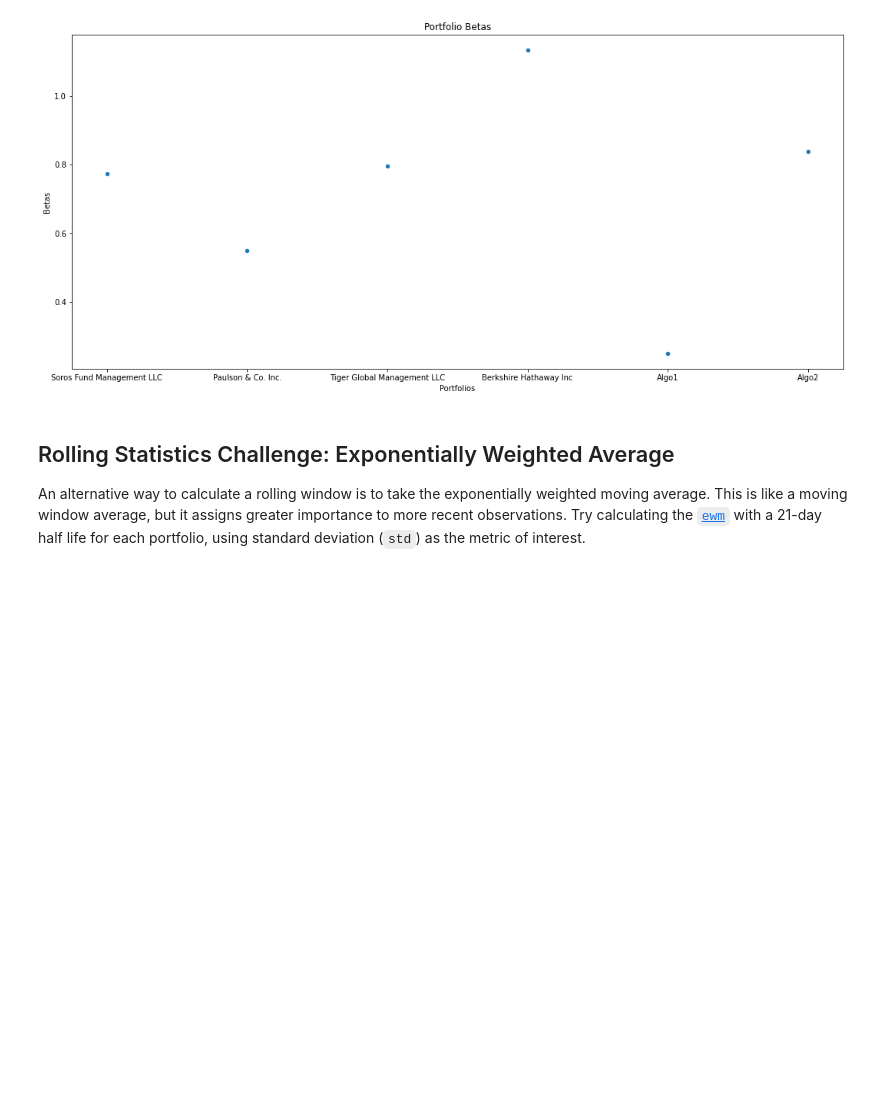
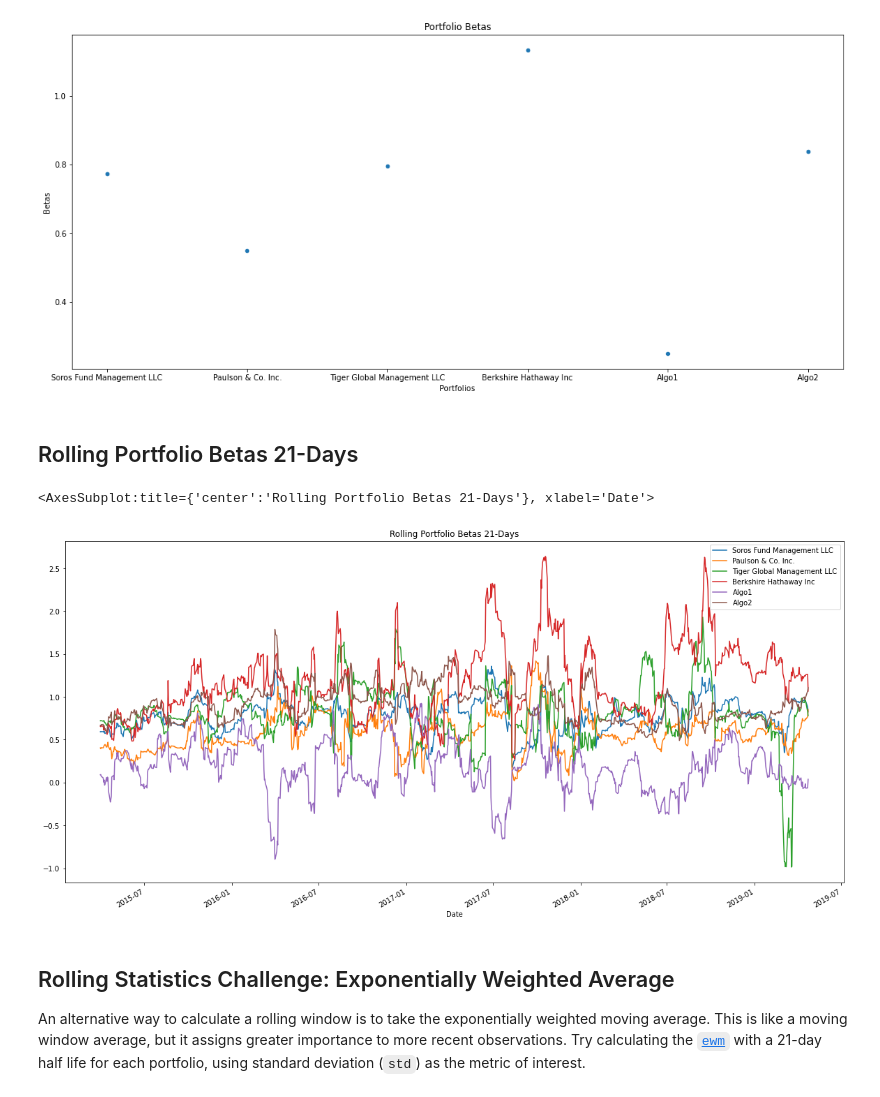
Before and after one commit to emersonwen/Rutgers_FinTech_Homework, a Jupyter notebook: Week-Four-Homework/04-Pandas/Instructions/Starter_Code/whale_analysis.ipynb, the cells around one changed output. Drawn from its saved outputs; the diff is of its cells as text; code cells hidden in the pictures; blank space fills up the shorter version.

```diff
--- a/Week-Four-Homework/04-Pandas/Instructions/Starter_Code/whale_analysis.ipynb
+++ b/Week-Four-Homework/04-Pandas/Instructions/Starter_Code/whale_analysis.ipynb
@@ -461,6 +465,39 @@ betas.plot(kind='scatter', x='Portfolios', y='Betas', title='Portfolio Betas', f
 # %% [output]
 <AxesSubplot:title={'center':'Portfolio Betas'}, xlabel='Portfolios', ylabel='Betas'>
 [figure]
+# %% [markdown]
+## Rolling Portfolio Betas 21-Days
+# %%
+# Calcuating the 21-day rolling covariance of each portfolio against S&P 500
+rolling_soros_covariance = combined_returns['SOROS FUND MANAGEMENT LLC'].rolling(window=21).cov(combined_returns['SPY Daily Returns'])
+rolling_paulson_covariance = combined_returns['PAULSON & CO.INC. '].rolling(window=21).cov(combined_returns['SPY Daily Returns'])
+rolling_tiger_covariance = combined_returns['TIGER GLOBAL MANAGEMENT LLC'].rolling(window=21).cov(combined_returns['SPY Daily Returns'])
+rolling_berkshire_covariance = combined_returns['BERKSHIRE HATHAWAY INC'].rolling(window=21).cov(combined_returns['SPY Daily Returns'])
+rolling_algo1_covariance = combined_returns['Algo 1'].rolling(window=21).cov(combined_returns['SPY Daily Returns'])
+rolling_algo2_covariance = combined_returns['Algo 2'].rolling(window=21).cov(combined_returns['SPY Daily Returns'])
+# %%
+# Calculating the 21-day rolling variance of S&P 500
+rolling_sp_variance = combined_returns['SPY Daily Returns'].rolling(window=21).var()
+# %%
+# Calculating the 30-day rolling beta of each portfolio
+rolling_soros_beta = rolling_soros_covariance / rolling_sp_variance
+rolling_paulson_beta = rolling_paulson_covariance / rolling_sp_variance
+rolling_tiger_beta = rolling_tiger_covariance / rolling_sp_variance
+rolling_berkshire_beta = rolling_berkshire_covariance / rolling_sp_variance
+rolling_algo1_beta = rolling_algo1_covariance / rolling_sp_variance
+rolling_algo2_beta = rolling_algo2_covariance / rolling_sp_variance
+# %%
+rolling_portfolio_betas = { 'Soros Fund Management LLC':rolling_soros_beta,
+                    'Paulson & Co. Inc.':rolling_paulson_beta,
+                    'Tiger Global Management LLC':rolling_tiger_beta,
+                    'Berkshire Hathaway Inc':rolling_berkshire_beta,
+                    'Algo1':rolling_algo1_beta,
+                    'Algo2':rolling_algo2_beta}
+rolling_betas = pd.DataFrame(rolling_portfolio_betas)
+rolling_betas.plot(kind='line', title='Rolling Portfolio Betas 21-Days', figsize=(20,10))
+# %% [output]
+<AxesSubplot:title={'center':'Rolling Portfolio Betas 21-Days'}, xlabel='Date'>
+[figure, added]
 # %% [markdown]
 ## Rolling Statistics Challenge: Exponentially Weighted Average
 
```
Also changed, not shown: parts of 34 cells of this notebook, 11 other files.
